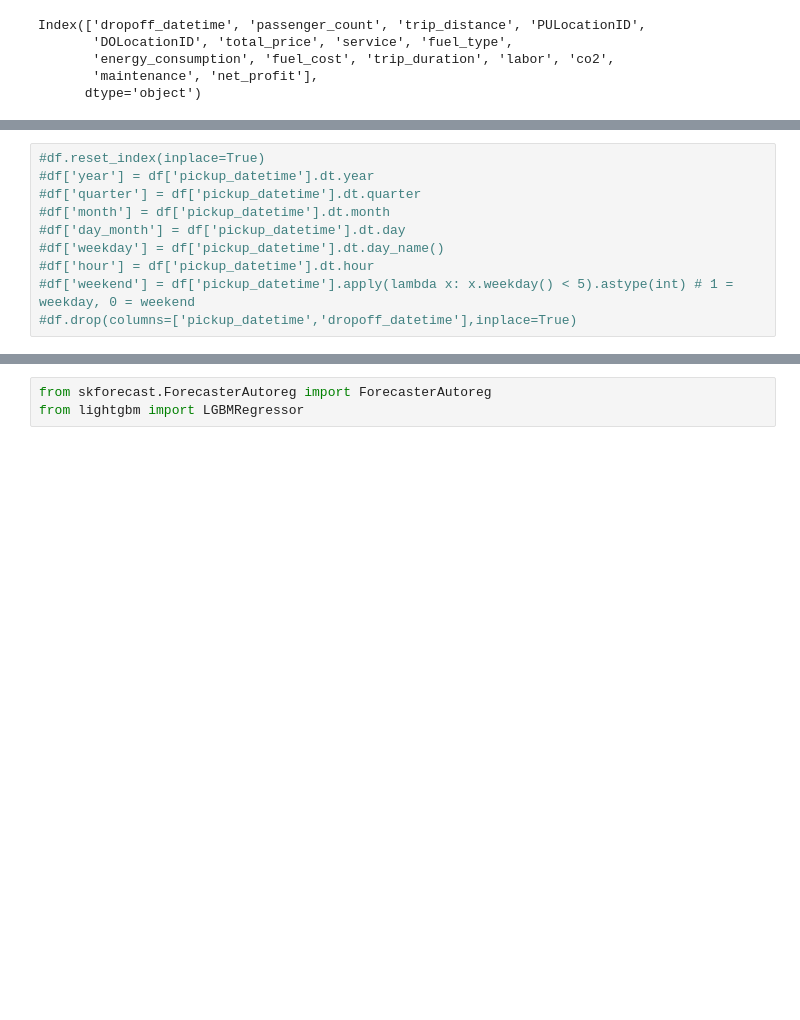
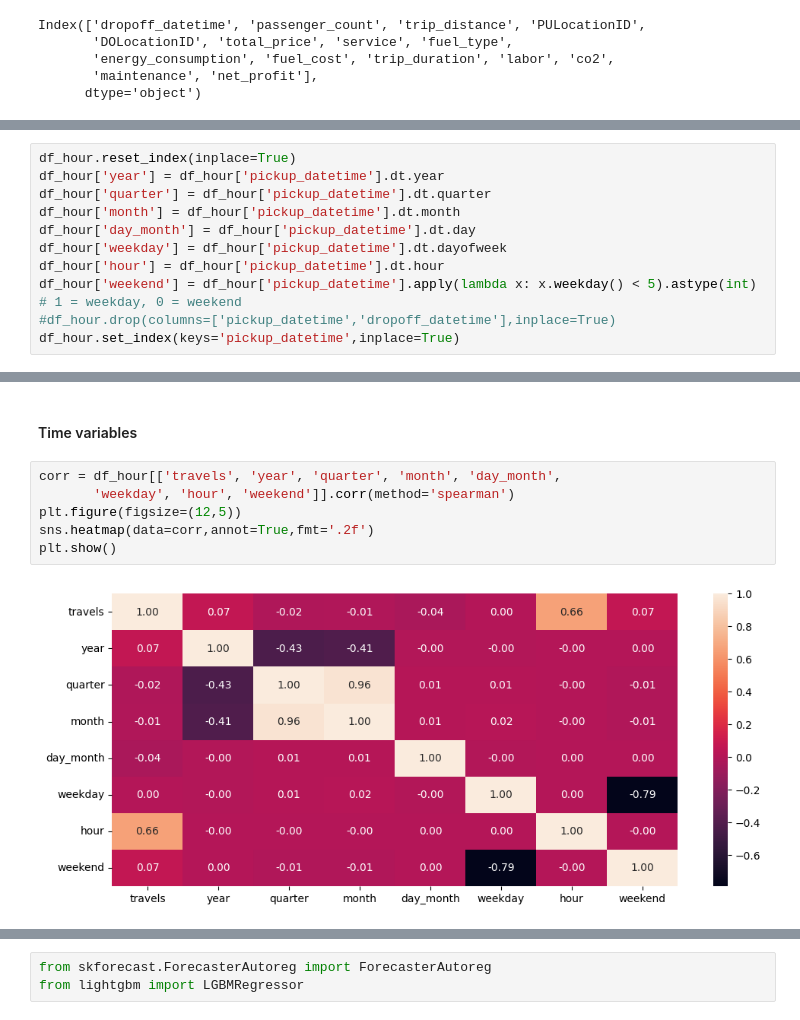
Before and after one commit to Pableren/Cab_Data_Cruise, a Jupyter notebook: Data_Science.ipynb, the cells around one changed output, grey strips where cells are left out. Cells and saved outputs as stored; diff of their text form; blank space fills up the shorter version.

```diff
--- a/Data_Science.ipynb
+++ b/Data_Science.ipynb
@@ -95,10 +96,11 @@ df_hour
 # %%
-#df.reset_index(inplace=True)
-#df['year'] = df['pickup_datetime'].dt.year
-#df['quarter'] = df['pickup_datetime'].dt.quarter
-#df['month'] = df['pickup_datetime'].dt.month
-#df['day_month'] = df['pickup_datetime'].dt.day
-#df['weekday'] = df['pickup_datetime'].dt.day_name()
-#df['hour'] = df['pickup_datetime'].dt.hour
-#df['weekend'] = df['pickup_datetime'].apply(lambda x: x.weekday() < 5).astype(int) # 1 = weekday, 0 = weekend
-#df.drop(columns=['pickup_datetime','dropoff_datetime'],inplace=True)
+df_hour.reset_index(inplace=True)
+df_hour['year'] = df_hour['pickup_datetime'].dt.year
+df_hour['quarter'] = df_hour['pickup_datetime'].dt.quarter
+df_hour['month'] = df_hour['pickup_datetime'].dt.month
+df_hour['day_month'] = df_hour['pickup_datetime'].dt.day
+df_hour['weekday'] = df_hour['pickup_datetime'].dt.dayofweek
+df_hour['hour'] = df_hour['pickup_datetime'].dt.hour
+df_hour['weekend'] = df_hour['pickup_datetime'].apply(lambda x: x.weekday() < 5).astype(int) # 1 = weekday, 0 = weekend
+#df_hour.drop(columns=['pickup_datetime','dropoff_datetime'],inplace=True)
+df_hour.set_index(keys='pickup_datetime',inplace=True)
@@ -144,0 +120,10 @@ DatetimeIndex(['2023-01-01 00:00:00', '2023-01-01 01:00:00',
+# %% [markdown]
+#### Time variables
+# %%
+corr = df_hour[['travels', 'year', 'quarter', 'month', 'day_month',
+       'weekday', 'hour', 'weekend']].corr(method='spearman')
+plt.figure(figsize=(12,5))
+sns.heatmap(data=corr,annot=True,fmt='.2f')
+plt.show()
+# %% [output]
+[figure, added]
```
Also changed, not shown: parts of 30 cells of this notebook.
